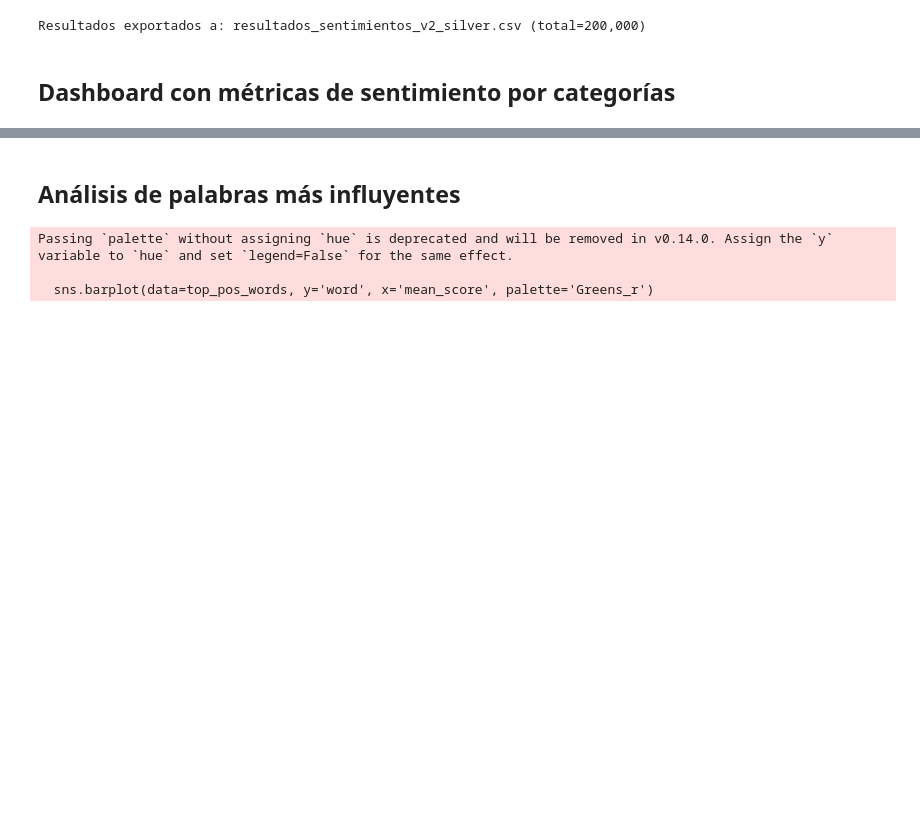
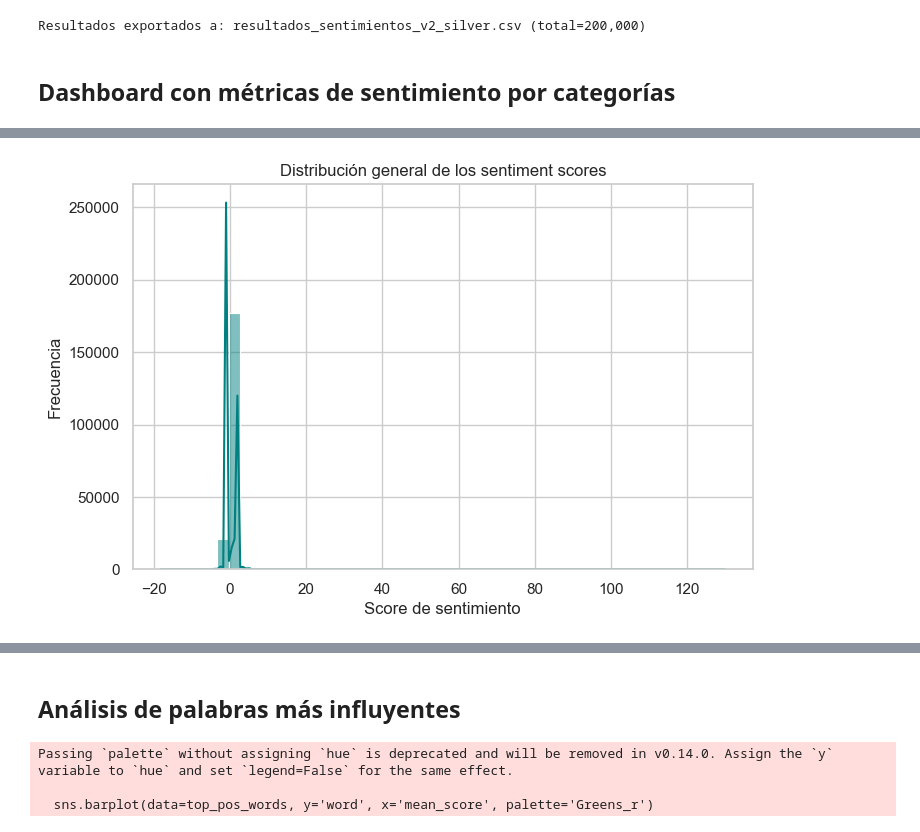
Before and after one commit to BugCatcherXO/Analisis-de-Sentimientos-de-Valoraciones-de-Productos, a Jupyter notebook: sentiminetos_union.ipynb, the cells around one changed output, grey strips where cells are left out. Drawn from its saved outputs; the diff is of its cells as text; code cells hidden in the pictures; blank space fills up the shorter version.

```diff
--- a/sentiminetos_union.ipynb
+++ b/sentiminetos_union.ipynb
@@ -1014,0 +958,10 @@ Pred POS (52286): Solo algo más de la mitad de los positivos fueron correctamen
+# %%
+#Histograma de scores
+plt.figure(figsize=(8,5))
+sns.histplot(df['sentiment_score'], bins=50, kde=True, color='teal')
+plt.title("Distribución general de los sentiment scores")
+plt.xlabel("Score de sentimiento")
+plt.ylabel("Frecuencia")
+plt.show()
+# %% [output]
+[figure, added]
```
Also changed, not shown: parts of 19 cells of this notebook.
